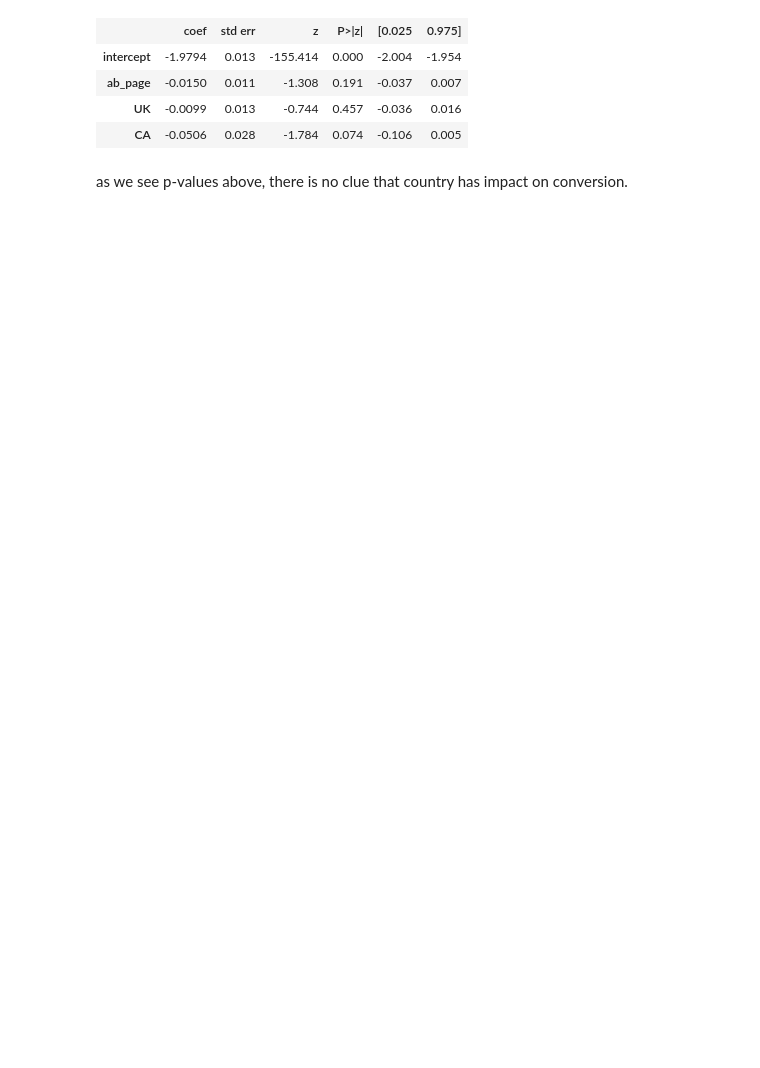
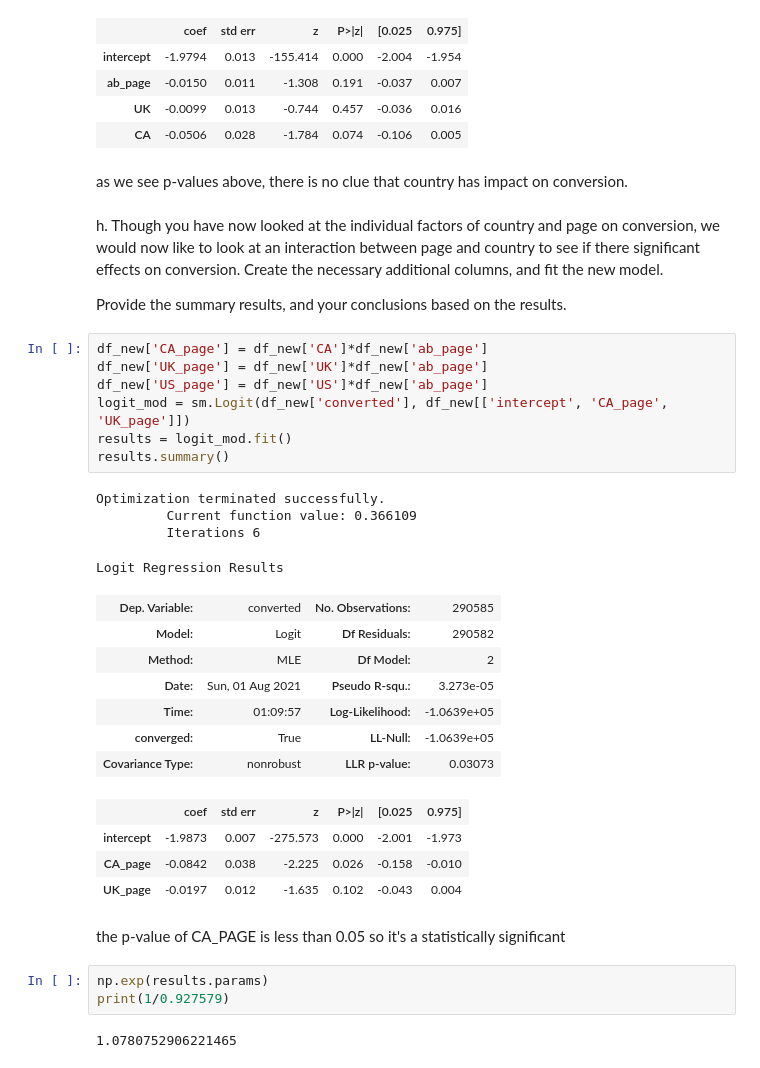
Before and after one commit to Naif-Albader/Analyze_ab_test_results, a Jupyter notebook: Analyze_ab_test_results_notebook.ipynb, the cells around one changed output. Cells and saved outputs as stored; diff of their text form; blank space fills up the shorter version.

```diff
--- a/Analyze_ab_test_results_notebook.ipynb
+++ b/Analyze_ab_test_results_notebook.ipynb
@@ -399,6 +393,40 @@ Logit Regression Results
 | CA | -0.0506 | 0.028 | -1.784 | 0.074 | -0.106 | 0.005 |
 # %% [markdown]
 as we see p-values above, there is no clue that country has impact on conversion.
+# %% [markdown]
+h. Though you have now looked at the individual factors of country and page on conversion, we would now like to look at an interaction between page and country to see if there significant effects on conversion.  Create the necessary additional columns, and fit the new model.
+
+Provide the summary results, and your conclusions based on the results.
+# %%
+df_new['CA_page'] = df_new['CA']*df_new['ab_page']
+df_new['UK_page'] = df_new['UK']*df_new['ab_page']
+df_new['US_page'] = df_new['US']*df_new['ab_page']
+logit_mod = sm.Logit(df_new['converted'], df_new[['intercept', 'CA_page', 'UK_page']])
+results = logit_mod.fit()
+results.summary()
+# %% [output]
+Optimization terminated successfully.
+         Current function value: 0.366109
+         Iterations 6
+Logit Regression Results
+| Dep. Variable: | converted | No. Observations: | 290585 |
+| Model: | Logit | Df Residuals: | 290582 |
+| Method: | MLE | Df Model: | 2 |
+| Date: | Sun, 01 Aug 2021 | Pseudo R-squ.: | 3.273e-05 |
+| Time: | 01:09:57 | Log-Likelihood: | -1.0639e+05 |
+| converged: | True | LL-Null: | -1.0639e+05 |
+| Covariance Type: | nonrobust | LLR p-value: | 0.03073 |
+|  | coef | std err | z | P>|z| | [0.025 | 0.975] |
+| intercept | -1.9873 | 0.007 | -275.573 | 0.000 | -2.001 | -1.973 |
+| CA_page | -0.0842 | 0.038 | -2.225 | 0.026 | -0.158 | -0.010 |
+| UK_page | -0.0197 | 0.012 | -1.635 | 0.102 | -0.043 | 0.004 |
+# %% [markdown]
+the p-value of CA_PAGE is less than 0.05 so it's a statistically significant
+# %%
+np.exp(results.params)
+print(1/0.927579)
+# %% [output]
+1.0780752906221465
 # %% [markdown]
 <a id='conclusions'></a>
 ## Conclusions
```
Also changed, not shown: parts of 12 cells of this notebook, 1 other file.
